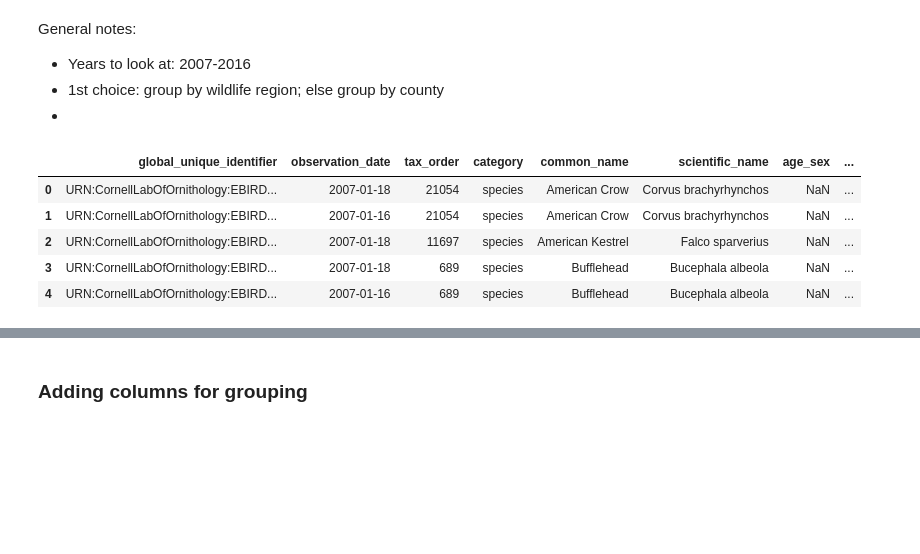
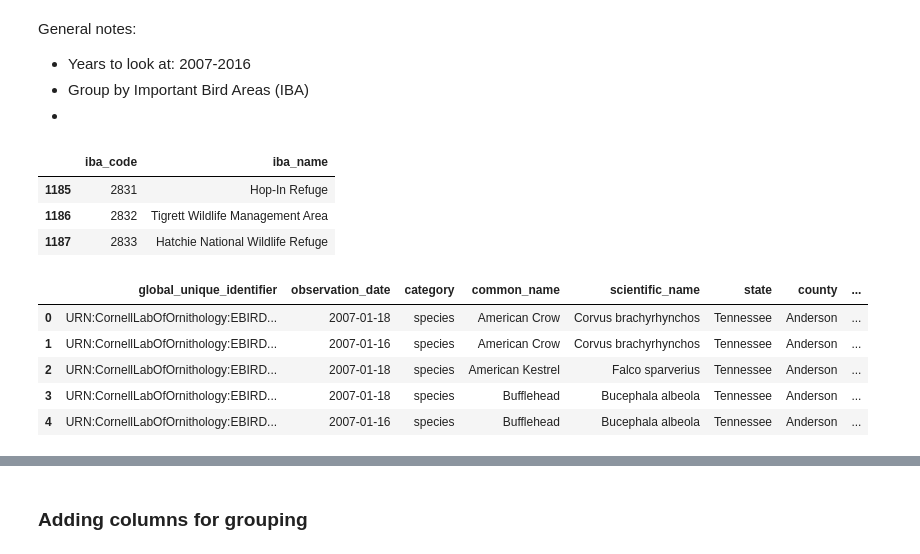
Before and after one commit to danileahacker/NSS-Capstone-Dani-Hacker, a Jupyter notebook: scripts/danih_capstone_eda.ipynb, the cells around one changed output, grey strips where cells are left out. Drawn from its saved outputs; the diff is of its cells as text; code cells hidden in the pictures; blank space fills up the shorter version.

```diff
--- a/scripts/danih_capstone_eda.ipynb
+++ b/scripts/danih_capstone_eda.ipynb
@@ -28,7 +37,7 @@ USEFUL CSV TO EXPORT:
 # %% [markdown]
 General notes:
 - Years to look at: 2007-2016
-- 1st choice: group by wildlife region; else group by county
+- Group by Important Bird Areas (IBA)
 -
 # %%
 import pandas as pd
@@ -39,22 +57,31 @@ import matplotlib.pyplot as plt
+# %%
+# iba code & name subset
+iba_names = iba_map[['iba_code', 'iba_name']]
+iba_names.head(3)
+# %% [output]
+|  | iba_code | iba_name |
+| 1185 | 2831 | Hop-In Refuge |
+| 1186 | 2832 | Tigrett Wildlife Management Area |
+| 1187 | 2833 | Hatchie National Wildlife Refuge |
 # %%
 # reading in birds, 2007 to 2016
 birds = pd.read_csv('../data/eBird_2007_to_2016_TN/eBird_2007_to_2016_TN.txt', sep='\t')
 
 # cleaning birds df
-birds = birds[['GLOBAL UNIQUE IDENTIFIER', 'OBSERVATION DATE', 'TAXONOMIC ORDER', 'CATEGORY', 'COMMON NAME', 'SCIENTIFIC NAME', 'AGE/SEX', 'COUNTRY', 'STATE', 'COUNTY', 'IBA CODE', 'BCR CODE', 'USFWS CODE', 'LATITUDE', 'LONGITUDE', 'OBSERVER ID', 'TRIP COMMENTS']]
-birds.columns = ['global_unique_identifier', 'observation_date', 'tax_order', 'category', 'common_name', 'scientific_name', 'age_sex', 'country', 'state', 'county', 'iba_code', 'bcr_code', 'usfws_code', 'lat', 'long', 'observer_id', 'trip_comments']
+birds = birds[['GLOBAL UNIQUE IDENTIFIER', 'OBSERVATION DATE', 'CATEGORY', 'COMMON NAME', 'SCIENTIFIC NAME', 'STATE', 'COUNTY', 'IBA CODE', 'BCR CODE', 'USFWS CODE', 'LATITUDE', 'LONGITUDE', 'OBSERVER ID', 'TRIP COMMENTS']]
+birds.columns = ['global_unique_identifier', 'observation_date', 'category', 'common_name', 'scientific_name', 'state', 'county', 'iba_code', 'bcr_code', 'usfws_code', 'lat', 'long', 'observer_id', 'trip_comments']
 
 # creating additional column for observation year
 birds['observation_year'] = [x[:4] for x in birds.observation_date]
 birds = birds.astype({'observation_year':int})
 birds.head()
 # %% [output]
-|  | global_unique_identifier | observation_date | tax_order | category | common_name | scientific_name | age_sex | ... |
-| 0 | URN:CornellLabOfOrnithology:EBIRD... | 2007-01-18 | 21054 | species | American Crow | Corvus brachyrhynchos | NaN | ... |
-| 1 | URN:CornellLabOfOrnithology:EBIRD... | 2007-01-16 | 21054 | species | American Crow | Corvus brachyrhynchos | NaN | ... |
-| 2 | URN:CornellLabOfOrnithology:EBIRD... | 2007-01-18 | 11697 | species | American Kestrel | Falco sparverius | NaN | ... |
-| 3 | URN:CornellLabOfOrnithology:EBIRD... | 2007-01-18 | 689 | species | Bufflehead | Bucephala albeola | NaN | ... |
-| 4 | URN:CornellLabOfOrnithology:EBIRD... | 2007-01-16 | 689 | species | Bufflehead | Bucephala albeola | NaN | ... |
+|  | global_unique_identifier | observation_date | category | common_name | scientific_name | state | county | ... |
+| 0 | URN:CornellLabOfOrnithology:EBIRD... | 2007-01-18 | species | American Crow | Corvus brachyrhynchos | Tennessee | Anderson | ... |
+| 1 | URN:CornellLabOfOrnithology:EBIRD... | 2007-01-16 | species | American Crow | Corvus brachyrhynchos | Tennessee | Anderson | ... |
+| 2 | URN:CornellLabOfOrnithology:EBIRD... | 2007-01-18 | species | American Kestrel | Falco sparverius | Tennessee | Anderson | ... |
+| 3 | URN:CornellLabOfOrnithology:EBIRD... | 2007-01-18 | species | Bufflehead | Bucephala albeola | Tennessee | Anderson | ... |
+| 4 | URN:CornellLabOfOrnithology:EBIRD... | 2007-01-16 | species | Bufflehead | Bucephala albeola | Tennessee | Anderson | ... |
 # %%
 # reading in sensitive species list
 sensitive_species = pd.read_csv('../data/sensitive_species_2000_2020_TN.txt', sep='\t')
```
Also changed, not shown: parts of 23 cells of this notebook.
